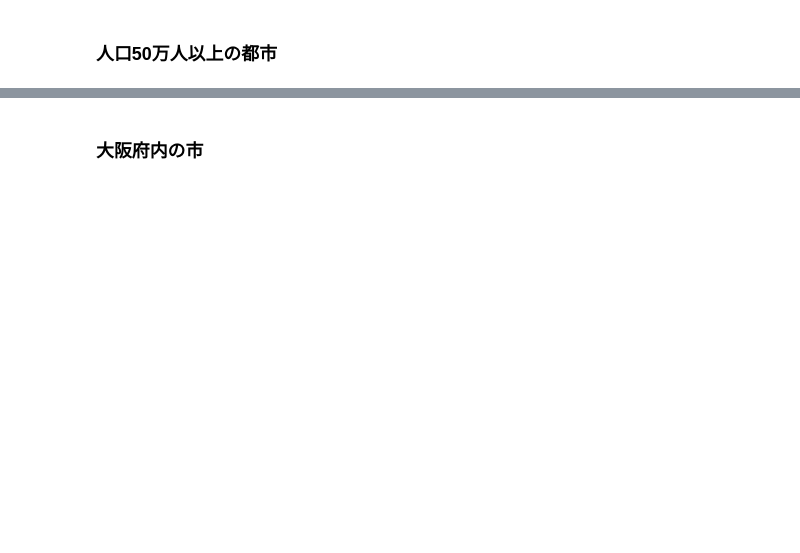
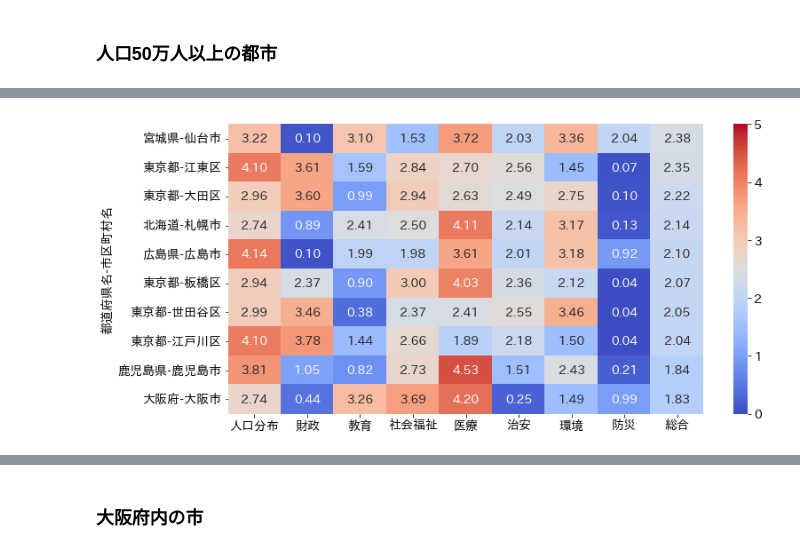
Before and after one commit to yumehara/hackday_2022, a Jupyter notebook: notebooks/all_city_score.ipynb, the cells around one changed output, grey strips where cells are left out. Drawn from its saved outputs; the diff is of its cells as text; code cells hidden in the pictures; blank space fills up the shorter version.

```diff
--- a/notebooks/all_city_score.ipynb
+++ b/notebooks/all_city_score.ipynb
@@ -379,5 +370,5 @@ df_score[rank_columns].sort_values('総合', ascending=True).reset_index(drop=Tr
 ### 人口50万人以上の都市
 # %%
 # ベスト10
-df_city_all[df_city_all['人口'] > 500000][rank_columns].sort_values('総合', ascending=False).reset_index(drop=True).head(10)
+draw_heatmap(df_city_all[df_city_all['人口'] > 500000][rank_columns].sort_values('総合', ascending=False).reset_index(drop=True))
 # %% [output]
@@ -395,2 +375,3 @@ df_city_all[df_city_all['人口'] > 500000][rank_columns].sort_values('総合',
+[figure, added]
 # %%
 # ワースト10
```
Also changed, not shown: parts of 11 cells of this notebook.
